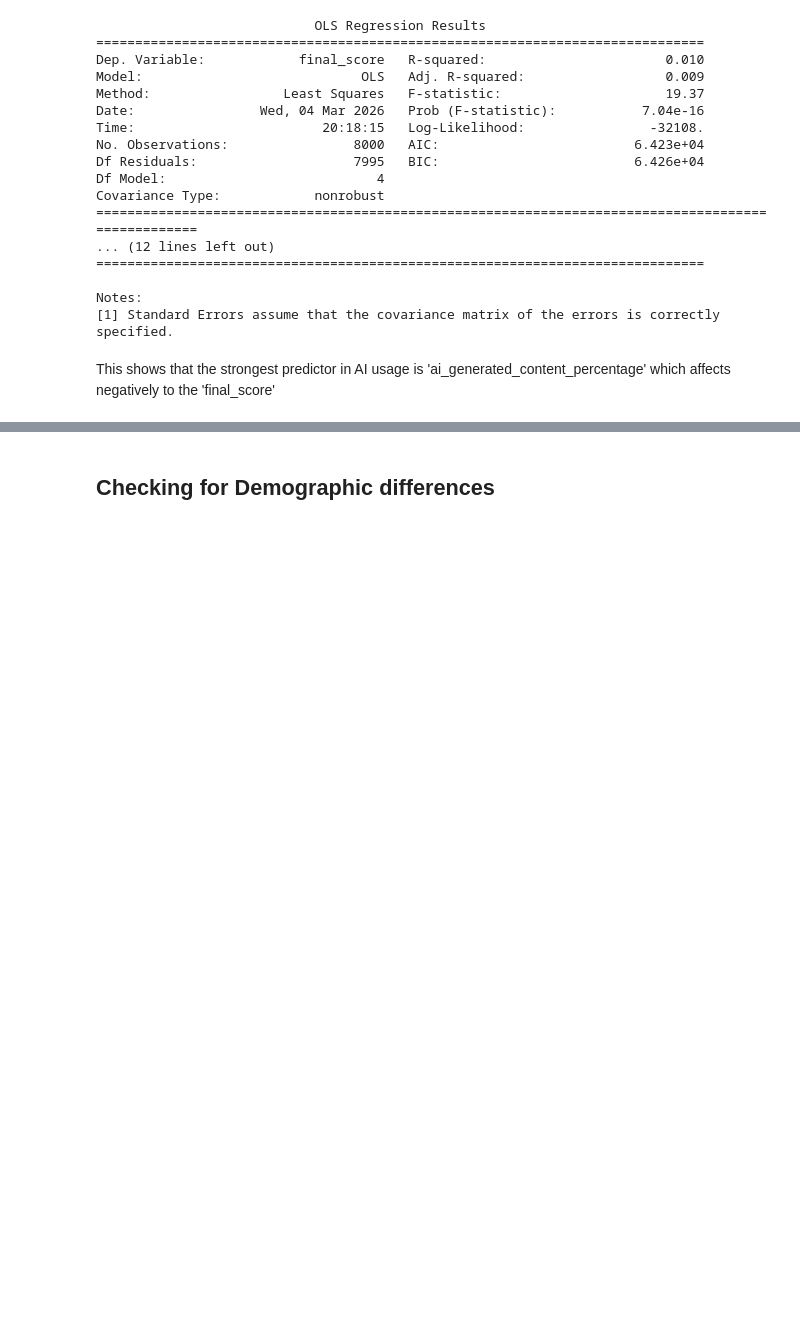
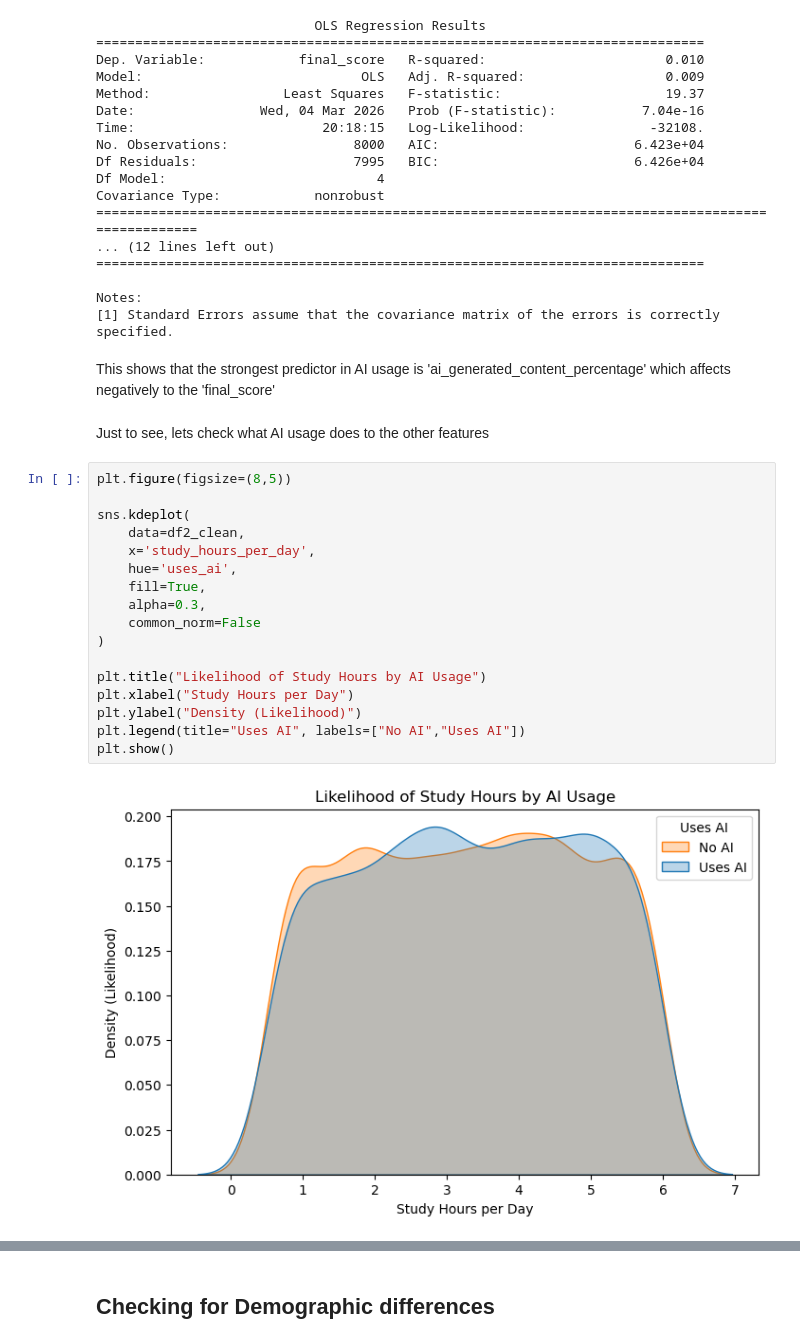
Before and after one commit to COGS108/Group016_WI26, a Jupyter notebook: 02-EDACheckpoint.ipynb, the cells around one changed output, grey strips where cells are left out. Saved outputs shown, nothing was run; the diff lists cells and outputs as text; blank space fills up the shorter version.

```diff
--- a/02-EDACheckpoint.ipynb
+++ b/02-EDACheckpoint.ipynb
@@ -585,3 +585,24 @@ Notes:
 [1] Standard Errors assume that the covariance matrix of the errors is correctly specified.
 # %% [markdown]
 This shows that the strongest predictor in AI usage is 'ai_generated_content_percentage' which affects negatively to the 'final_score'
+# %% [markdown]
+Just to see, lets check what AI usage does to the other features
+# %%
+plt.figure(figsize=(8,5))
+
+sns.kdeplot(
+    data=df2_clean,
+    x='study_hours_per_day',
+    hue='uses_ai',
+    fill=True,
+    alpha=0.3,
+    common_norm=False
+)
+
+plt.title("Likelihood of Study Hours by AI Usage")
+plt.xlabel("Study Hours per Day")
+plt.ylabel("Density (Likelihood)")
+plt.legend(title="Uses AI", labels=["No AI","Uses AI"])
+plt.show()
+# %% [output]
+[figure, added]
```
Also changed, not shown: parts of 4 cells of this notebook.
